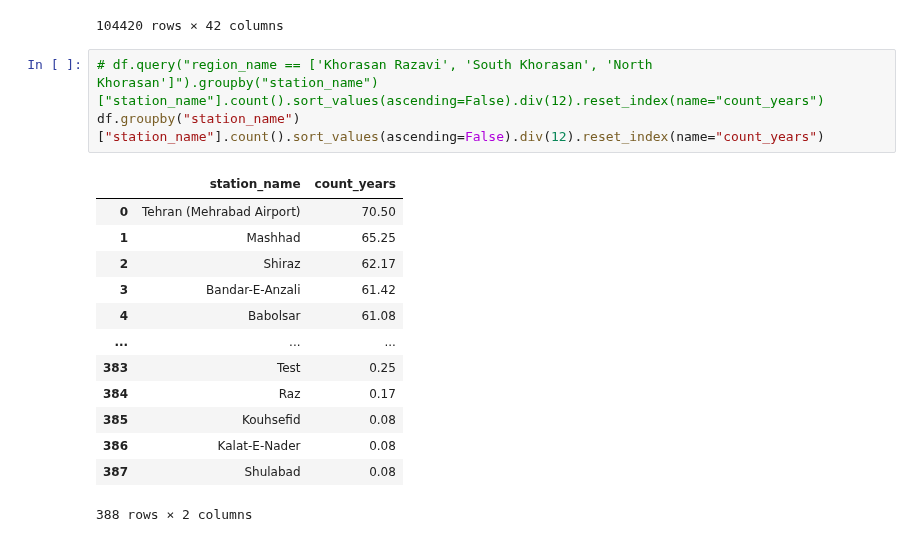
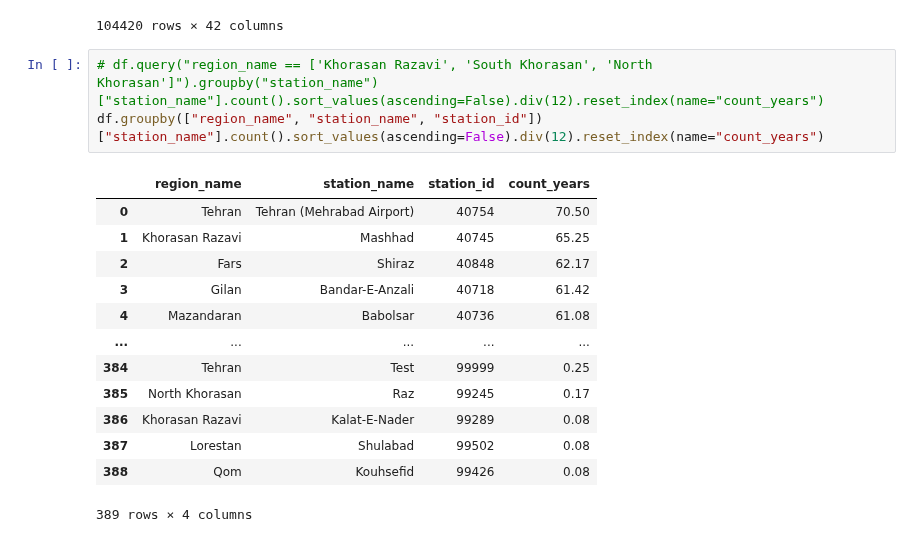
Before and after one commit to shirazialianpooya/panel-data-eto, a Jupyter notebook: src/Python/_03_.ipynb, the cells around one changed output. Drawn from its saved outputs; the diff is of its cells as text.

```diff
--- a/src/Python/_03_.ipynb
+++ b/src/Python/_03_.ipynb
@@ -214,18 +214,18 @@ df
 104420 rows × 42 columns
 # %%
 # df.query("region_name == ['Khorasan Razavi', 'South Khorasan', 'North Khorasan']").groupby("station_name")["station_name"].count().sort_values(ascending=False).div(12).reset_index(name="count_years")
-df.groupby("station_name")["station_name"].count().sort_values(ascending=False).div(12).reset_index(name="count_years")
+df.groupby(["region_name", "station_name", "station_id"])["station_name"].count().sort_values(ascending=False).div(12).reset_index(name="count_years")
 # %% [output]
-|  | station_name | count_years |
-| 0 | Tehran (Mehrabad Airport) | 70.50 |
-| 1 | Mashhad | 65.25 |
-| 2 | Shiraz | 62.17 |
-| 3 | Bandar-E-Anzali | 61.42 |
-| 4 | Babolsar | 61.08 |
-| ... | ... | ... |
-| 383 | Test | 0.25 |
-| 384 | Raz | 0.17 |
-| 385 | Kouhsefid | 0.08 |
-| 386 | Kalat-E-Nader | 0.08 |
-| 387 | Shulabad | 0.08 |
+|  | region_name | station_name | station_id | count_years |
+| 0 | Tehran | Tehran (Mehrabad Airport) | 40754 | 70.50 |
+| 1 | Khorasan Razavi | Mashhad | 40745 | 65.25 |
+| 2 | Fars | Shiraz | 40848 | 62.17 |
+| 3 | Gilan | Bandar-E-Anzali | 40718 | 61.42 |
+| 4 | Mazandaran | Babolsar | 40736 | 61.08 |
+| ... | ... | ... | ... | ... |
+| 384 | Tehran | Test | 99999 | 0.25 |
+| 385 | North Khorasan | Raz | 99245 | 0.17 |
+| 386 | Khorasan Razavi | Kalat-E-Nader | 99289 | 0.08 |
+| 387 | Lorestan | Shulabad | 99502 | 0.08 |
+| 388 | Qom | Kouhsefid | 99426 | 0.08 |
-388 rows × 2 columns
+389 rows × 4 columns
```
Also changed, not shown: parts of 1 cell of this notebook.
